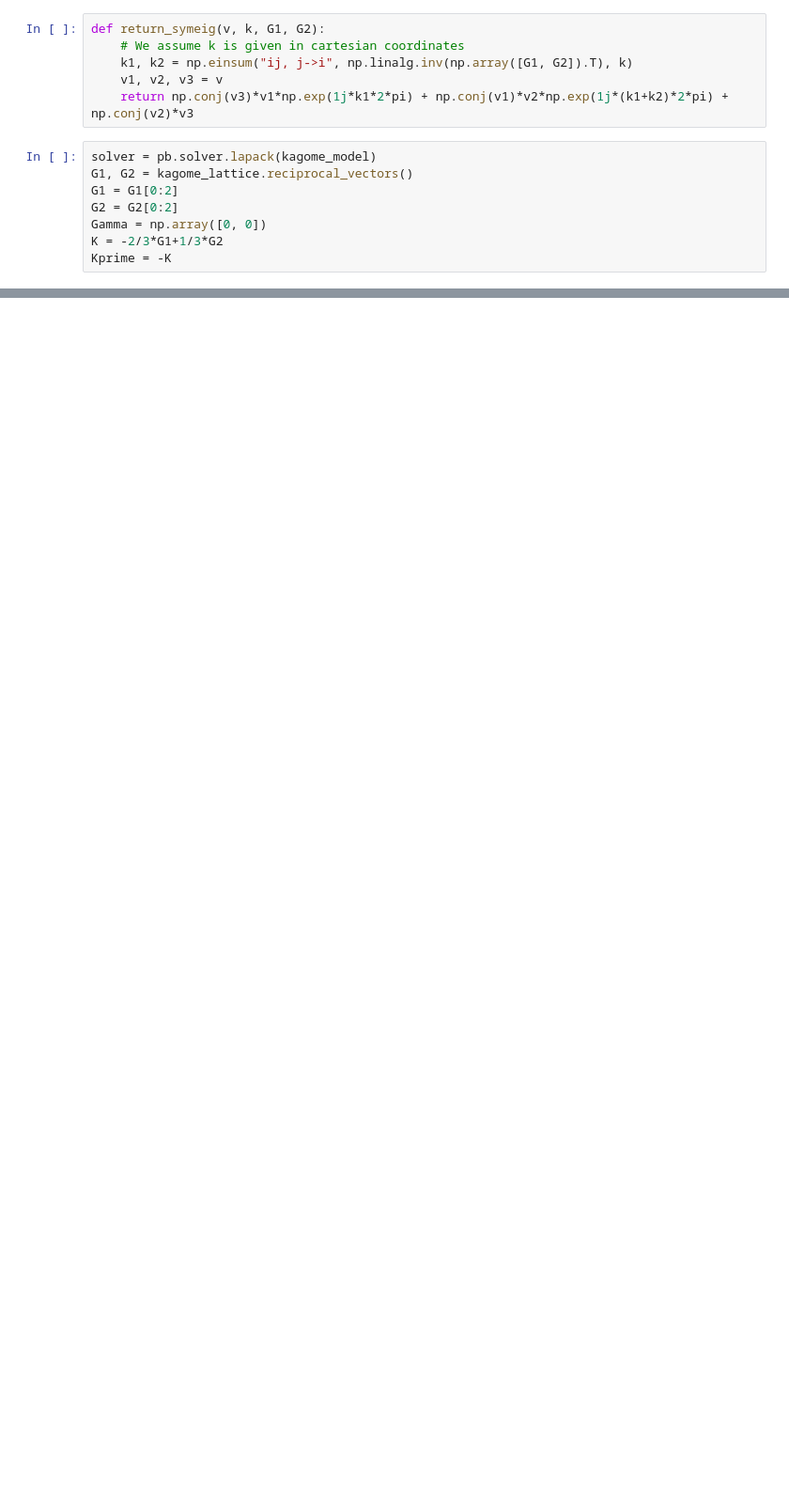
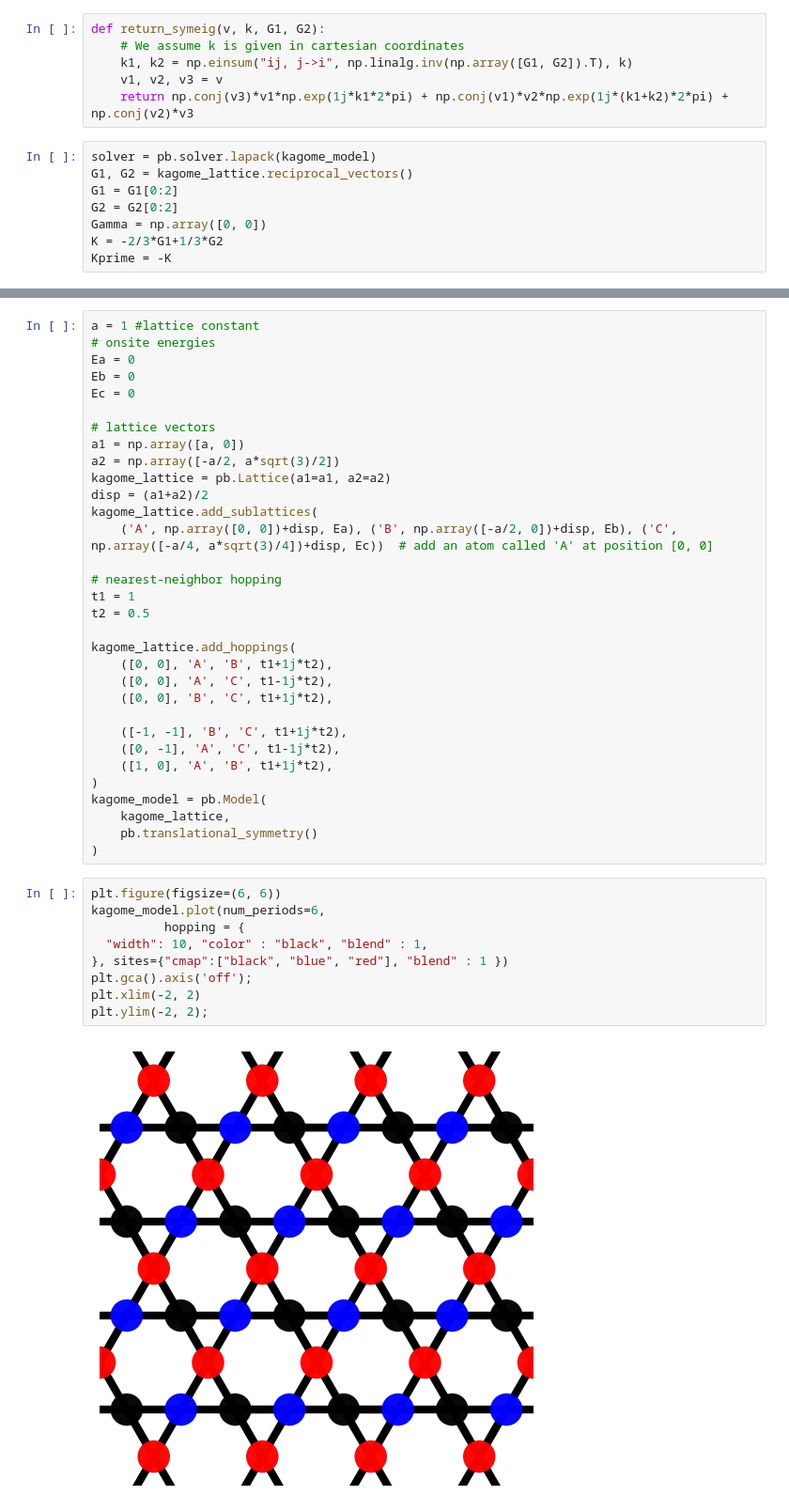
Before and after one commit to AliGhorashiCMT/8.511-Notes-and-Code, a Jupyter notebook: topology/Kagome symmetry indicators.ipynb, the cells around one changed output, grey strips where cells are left out. Shown at 94% size. Cells and saved outputs as stored; diff of their text form; blank space fills up the shorter version.

```diff
--- a/topology/Kagome symmetry indicators.ipynb
+++ b/topology/Kagome symmetry indicators.ipynb
@@ -109,0 +112,43 @@ Chern number for band 2: 2 (mod 3)
+# %%
+a = 1 #lattice constant
+# onsite energies
+Ea = 0
+Eb = 0
+Ec = 0
+
+# lattice vectors
+a1 = np.array([a, 0])
+a2 = np.array([-a/2, a*sqrt(3)/2])
+kagome_lattice = pb.Lattice(a1=a1, a2=a2)
+disp = (a1+a2)/2
+kagome_lattice.add_sublattices(
+    ('A', np.array([0, 0])+disp, Ea), ('B', np.array([-a/2, 0])+disp, Eb), ('C', np.array([-a/4, a*sqrt(3)/4])+disp, Ec))  # add an atom called 'A' at position [0, 0]
+
+# nearest-neighbor hopping
+t1 = 1
+t2 = 0.5
+
+kagome_lattice.add_hoppings(
+    ([0, 0], 'A', 'B', t1+1j*t2),
+    ([0, 0], 'A', 'C', t1-1j*t2),
+    ([0, 0], 'B', 'C', t1+1j*t2),
+
+    ([-1, -1], 'B', 'C', t1+1j*t2),
+    ([0, -1], 'A', 'C', t1-1j*t2),
+    ([1, 0], 'A', 'B', t1+1j*t2),
+)
+kagome_model = pb.Model(
+    kagome_lattice,
+    pb.translational_symmetry()
+)
+# %%
+plt.figure(figsize=(6, 6))
+kagome_model.plot(num_periods=6,
+          hopping = {
+  "width": 10, "color" : "black", "blend" : 1,
+}, sites={"cmap":["black", "blue", "red"], "blend" : 1 })
+plt.gca().axis('off');
+plt.xlim(-2, 2)
+plt.ylim(-2, 2);
+# %% [output]
+[figure, added]
```
Also changed, not shown: parts of 11 cells of this notebook.
